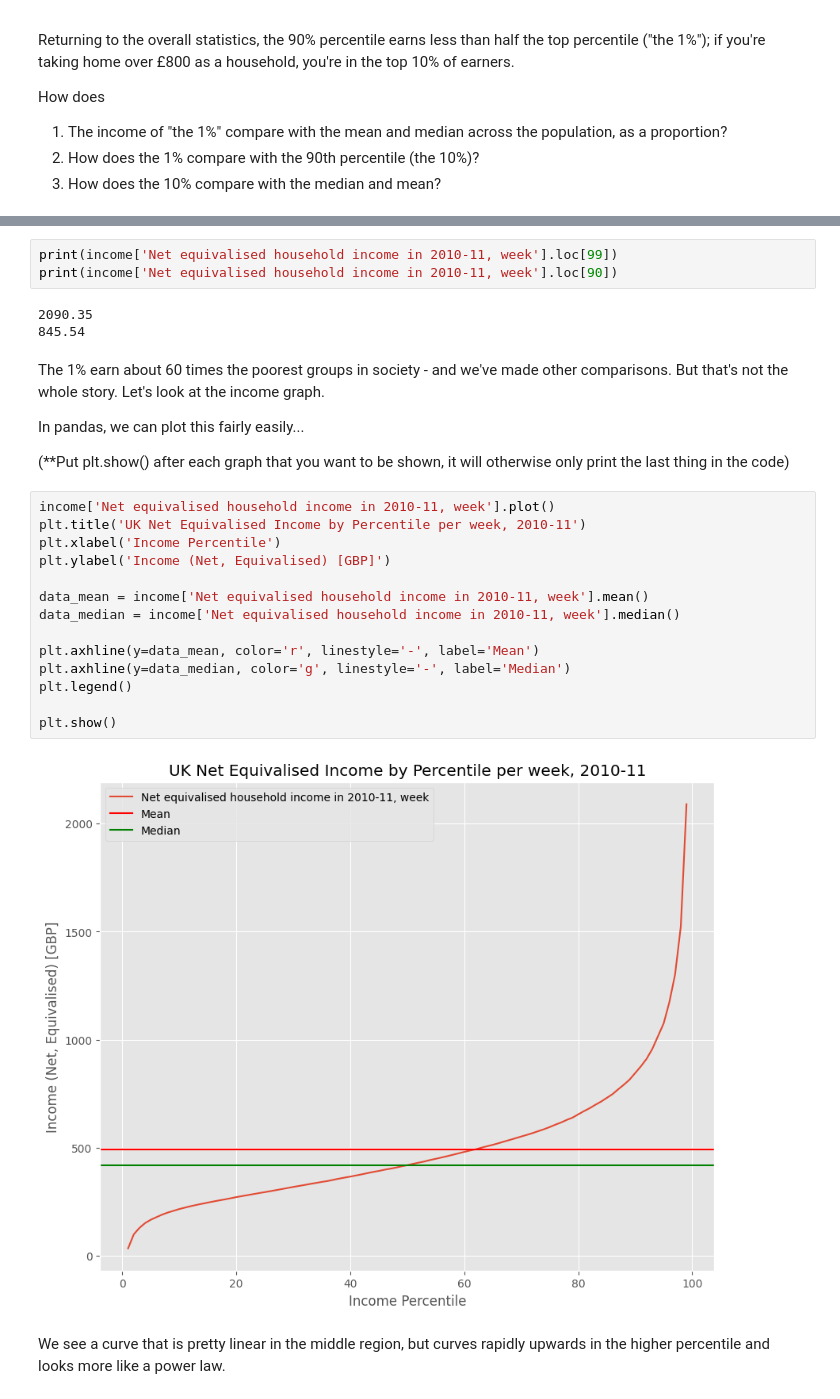
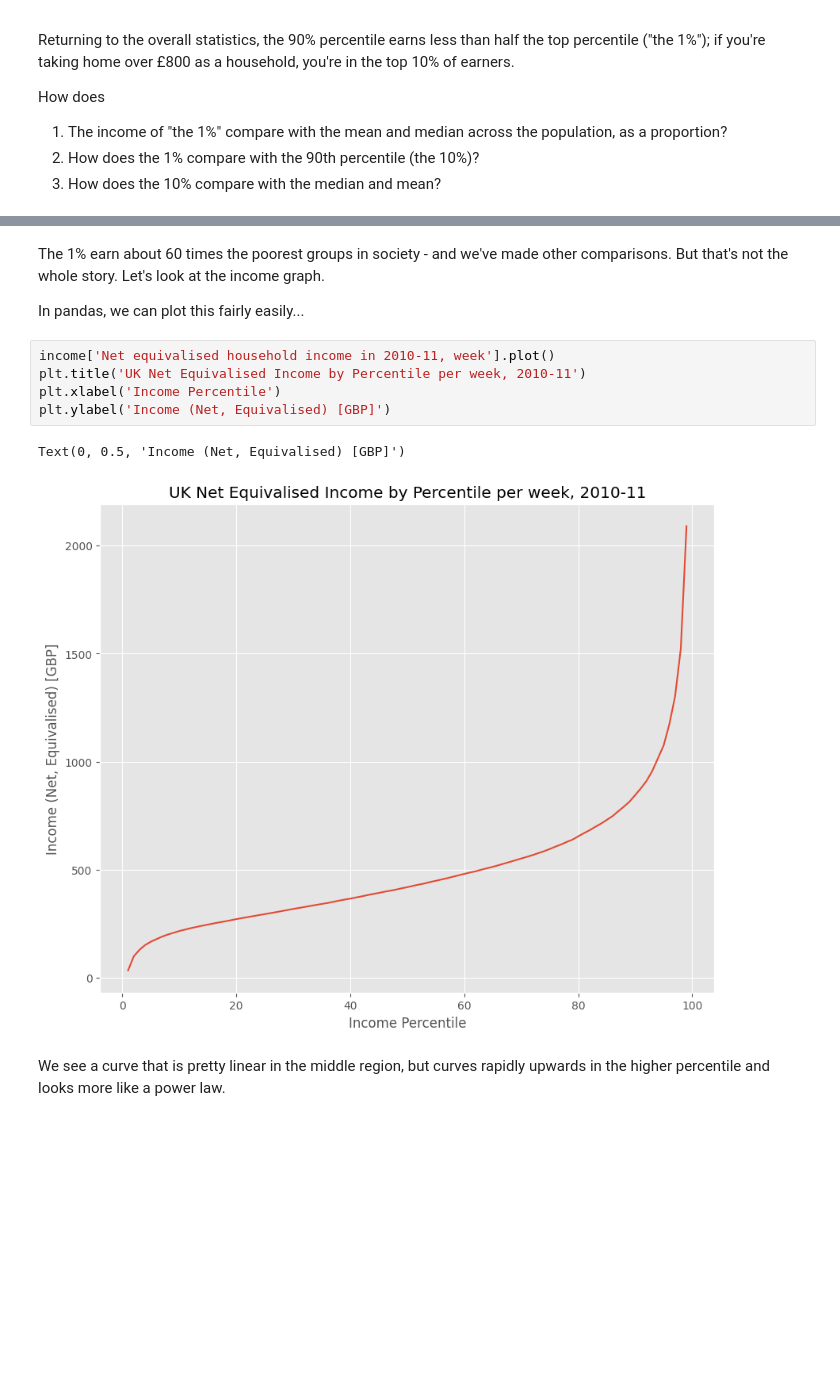
Before and after one commit to jacquelinechesher/QM2-real, a Jupyter notebook: notebooks/W02. Pandas.ipynb, the cells around one changed output, grey strips where cells are left out. Drawn from its saved outputs; the diff is of its cells as text; blank space fills up the shorter version.

```diff
--- a/notebooks/W02. Pandas.ipynb
+++ b/notebooks/W02. Pandas.ipynb
@@ -223,31 +203,15 @@ Name: Net equivalised household income in 2010-11, week, dtype: float64
-# %%
-print(income['Net equivalised household income in 2010-11, week'].loc[99])
-print(income['Net equivalised household income in 2010-11, week'].loc[90])
-# %% [output]
-2090.35
-845.54
 # %% [markdown]
 The 1% earn about 60 times the poorest groups in society - and we've made other comparisons. But that's not the whole story. Let's look at the income graph.
 
 In pandas, we can plot this fairly easily...
-
-(**Put plt.show() after each graph that you want to be shown, it will otherwise only print the last thing in the code)
 # %%
 income['Net equivalised household income in 2010-11, week'].plot()
 plt.title('UK Net Equivalised Income by Percentile per week, 2010-11')
 plt.xlabel('Income Percentile')
 plt.ylabel('Income (Net, Equivalised) [GBP]')
-
-data_mean = income['Net equivalised household income in 2010-11, week'].mean()
-data_median = income['Net equivalised household income in 2010-11, week'].median()
-
-plt.axhline(y=data_mean, color='r', linestyle='-', label='Mean')
-plt.axhline(y=data_median, color='g', linestyle='-', label='Median')
-plt.legend()
-
-plt.show()
 # %% [output]
+Text(0, 0.5, 'Income (Net, Equivalised) [GBP]')
-[figure, old version]
+[figure, new version]
 # %% [markdown]
 We see a curve that is pretty linear in the middle region, but curves rapidly upwards in the higher percentile and looks more like a power law.
 # %% [markdown]
```
Also changed, not shown: parts of 12 cells of this notebook.
